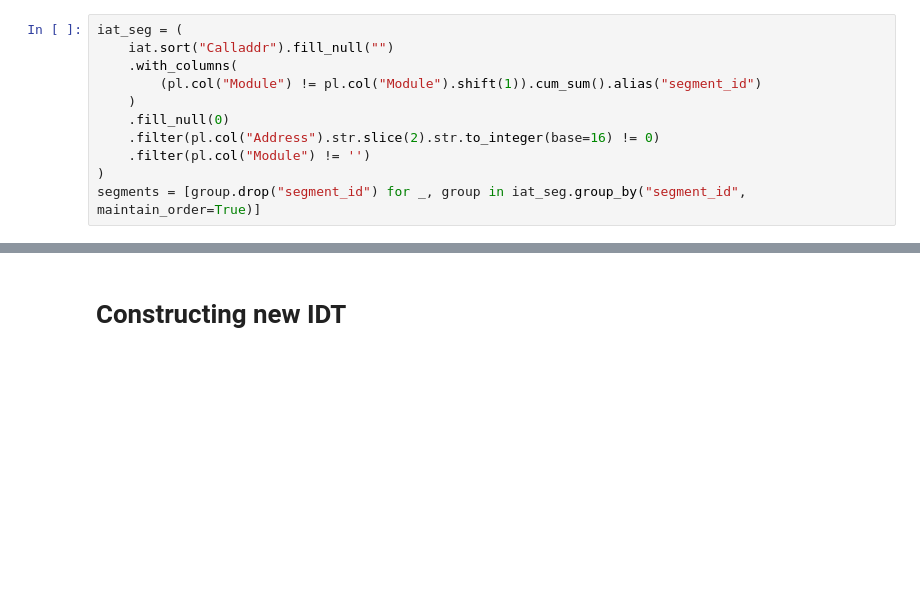
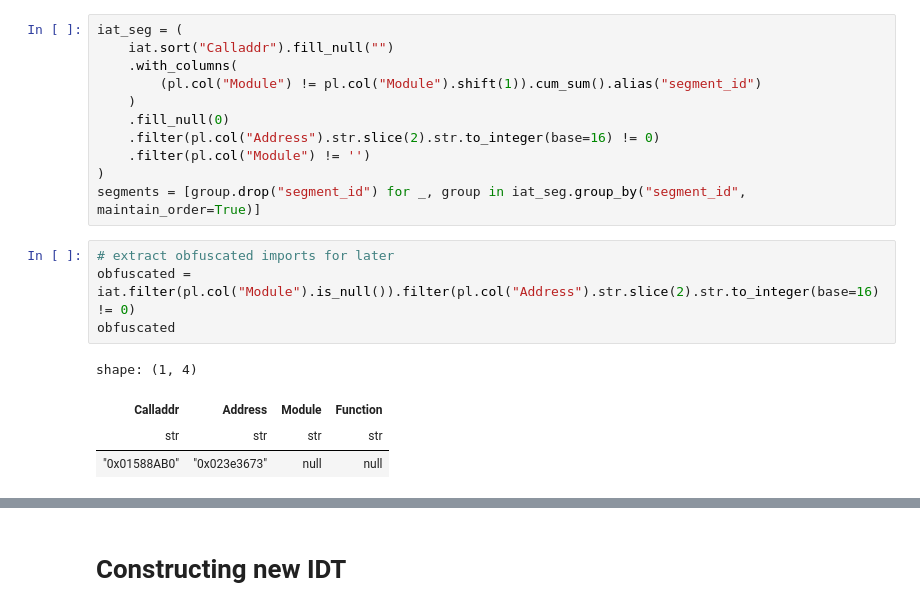
Before and after one commit to stndart/PatchingPE, a Jupyter notebook: notebooks/01-patch-v2.ipynb, the cells around one changed output, grey strips where cells are left out. Saved outputs shown, nothing was run; the diff lists cells and outputs as text; blank space fills up the shorter version.

```diff
--- a/notebooks/01-patch-v2.ipynb
+++ b/notebooks/01-patch-v2.ipynb
@@ -125,3 +146,12 @@ iat_seg = (
     .filter(pl.col("Module") != '')
 )
 segments = [group.drop("segment_id") for _, group in iat_seg.group_by("segment_id", maintain_order=True)]
+# %%
+# extract obfuscated imports for later
+obfuscated = iat.filter(pl.col("Module").is_null()).filter(pl.col("Address").str.slice(2).str.to_integer(base=16) != 0)
+obfuscated
+# %% [output]
+shape: (1, 4)
+| Calladdr | Address | Module | Function |
+| str | str | str | str |
+| "0x01588AB0" | "0x023e3673" | null | null |
```
Also changed, not shown: parts of 40 cells of this notebook, 21 other files.
